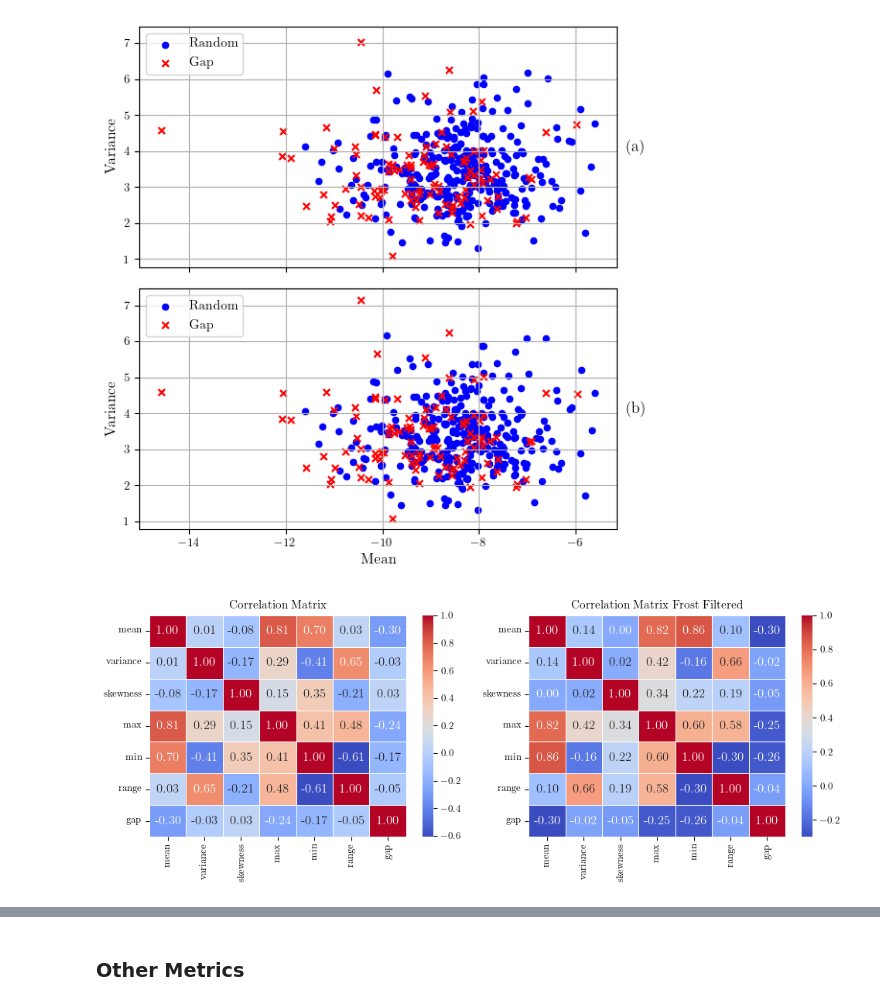
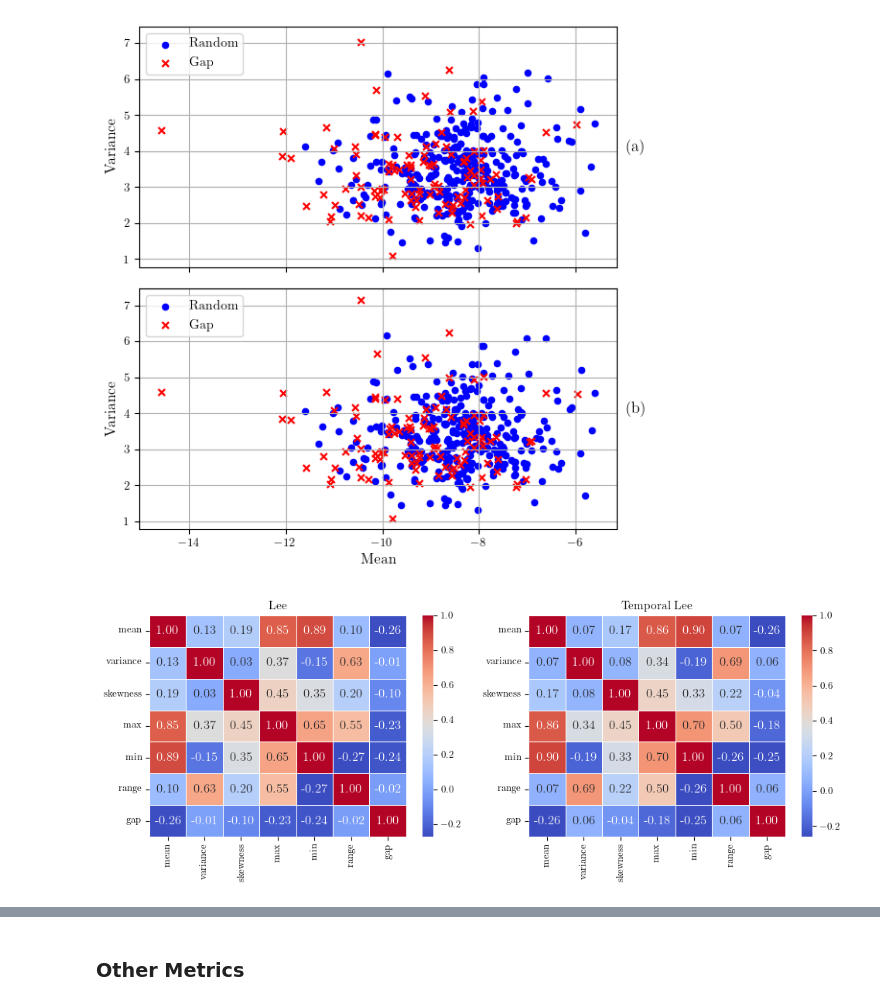
Before and after one commit to ol-webb/tree_gaps4, a Jupyter notebook: all_gaps_mk2/main1.ipynb, the cells around one changed output, grey strips where cells are left out. Drawn from its saved outputs; the diff is of its cells as text; code cells hidden in the pictures.

Commit message:
more filtering filtering filtering

```diff
--- a/all_gaps_mk2/main1.ipynb
+++ b/all_gaps_mk2/main1.ipynb
@@ -1020,6 +1021,23 @@ def lee_filter(data):
         local_window = padded_data[t:t + 3, :]
         local_mean = np.mean(local_window, axis=0)
         local_variance = np.var(local_window, axis=0)
+        k = local_variance / (local_variance + noise_variance)
+        filtered_data[t] = local_mean[0] + k[0] * (data[t, 0] - local_mean[0])
+
+    return filtered_data
+
+
+def adaptive_wiener_filter(data):
+    """Apply Adaptive Wiener filter to a 2D array with time series in rows and 9 columns for neighbors."""
+    filtered_data = np.zeros(data.shape[0])
+    pad_size = 1
+    padded_data = np.pad(data, ((pad_size, pad_size), (0, 0)), mode='edge')
+
+    for t in range(data.shape[0]):
+        local_window = padded_data[t:t + 3, :]
+        local_mean = np.mean(local_window, axis=0)
+        local_variance = np.var(local_window, axis=0)
+        noise_variance = np.var(data)
         k = local_variance / (local_variance + noise_variance)
         filtered_data[t] = local_mean[0] + k[0] * (data[t, 0] - local_mean[0])
 
@@ -1566,23 +1652,24 @@ plt.savefig('allscatter_double.pdf')
 # %%
 X_df_2yr_lee_clean=X_df_2yr_lee.drop(columns=['area'],axis=1)
 # %%
-numeric_features_frost = X_df_2yr_lee_clean.drop(columns=['name'], errors='ignore')
-correlation_matrix_frost = numeric_features_frost.corr()
+numeric_features_1 = X_df_2yr_lee_clean.drop(columns=['name'], errors='ignore')
+correlation_matrix_1 = numeric_features_1.corr()
 
-numeric_features = X_df_2yr_clean.drop(columns=['name'], errors='ignore')
-correlation_matrix = numeric_features.corr()
+numeric_features_2 = X_df_2yr_temporal_lee_clean.drop(columns=['name'], errors='ignore')
+correlation_matrix_2 = numeric_features_2.corr()
 
 plt.figure(figsize=(10, 4))
 plt.subplot(1, 2, 1)
-sns.heatmap(correlation_matrix, annot=True, fmt=".2f", cmap='coolwarm', cbar=True, linewidths=0.5)
-plt.title('Correlation Matrix')
+sns.heatmap(correlation_matrix_1, annot=True, fmt=".2f", cmap='coolwarm', cbar=True, linewidths=0.5)
+plt.title('Lee')
+
 plt.subplot(1, 2, 2)
-sns.heatmap(correlation_matrix_frost, annot=True, fmt=".2f", cmap='coolwarm', cbar=True, linewidths=0.5)
-plt.title('Correlation Matrix Frost Filtered')
+sns.heatmap(correlation_matrix_2, annot=True, fmt=".2f", cmap='coolwarm', cbar=True, linewidths=0.5)
+plt.title('Temporal Lee')
 plt.tight_layout()
 plt.show()
 # %% [output]
-[figure, old version]
+[figure, new version]
 # %%
 
 def perform_pca_and_plot_combined(X_df1, title1, X_df2, title2):
```
Also changed, not shown: parts of 19 cells of this notebook, 1 other file.
